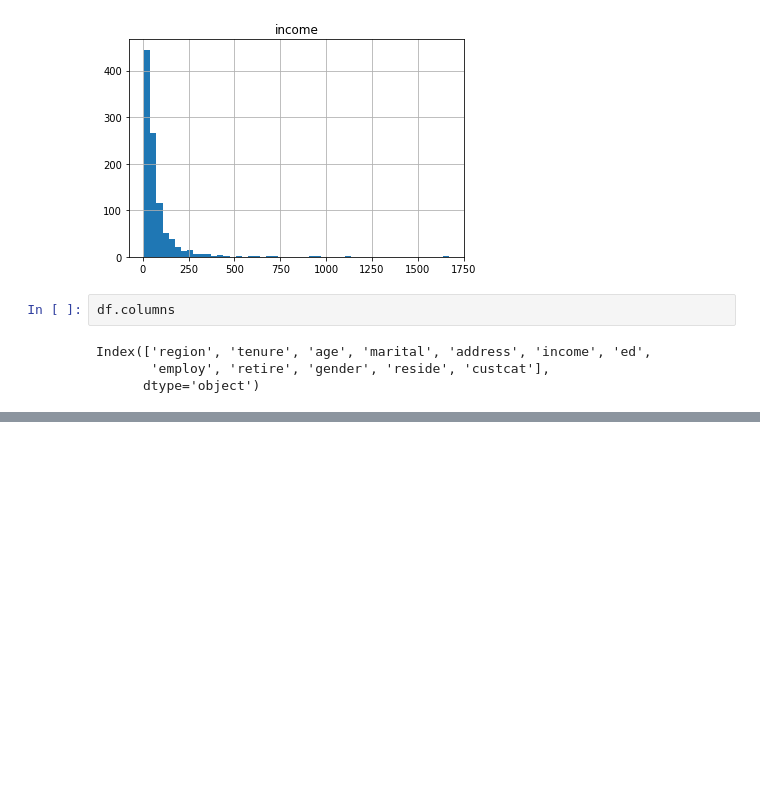
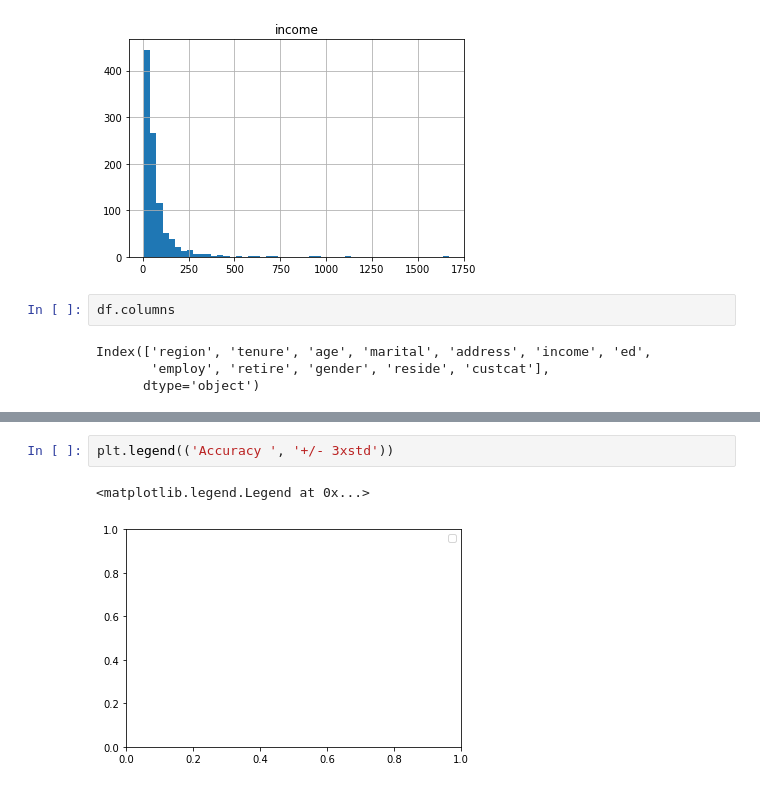
Before and after one commit to stivenramireza/machine-learning-models, a Jupyter notebook: classification/k_nearest_neighbors/k_nearest_neighbors.ipynb, the cells around one changed output, grey strips where cells are left out. Saved outputs shown, nothing was run; the diff lists cells and outputs as text; blank space fills up the shorter version.

```diff
--- a/classification/k_nearest_neighbors/k_nearest_neighbors.ipynb
+++ b/classification/k_nearest_neighbors/k_nearest_neighbors.ipynb
@@ -63,0 +209,5 @@ Index(['region', 'tenure', 'age', 'marital', 'address', 'income', 'ed',
+# %%
+plt.legend(('Accuracy ', '+/- 3xstd'))
+# %% [output]
+<matplotlib.legend.Legend at 0x...>
+[figure, added]
```
Also changed, not shown: parts of 40 cells of this notebook.
